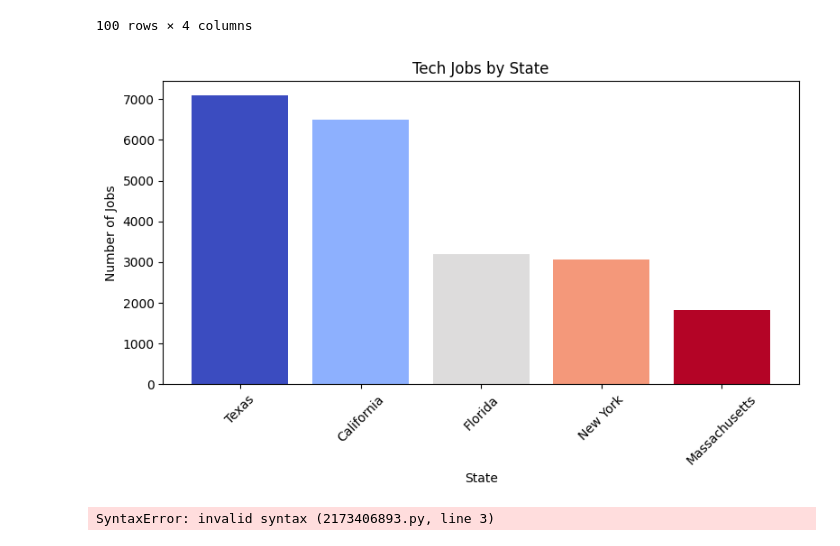
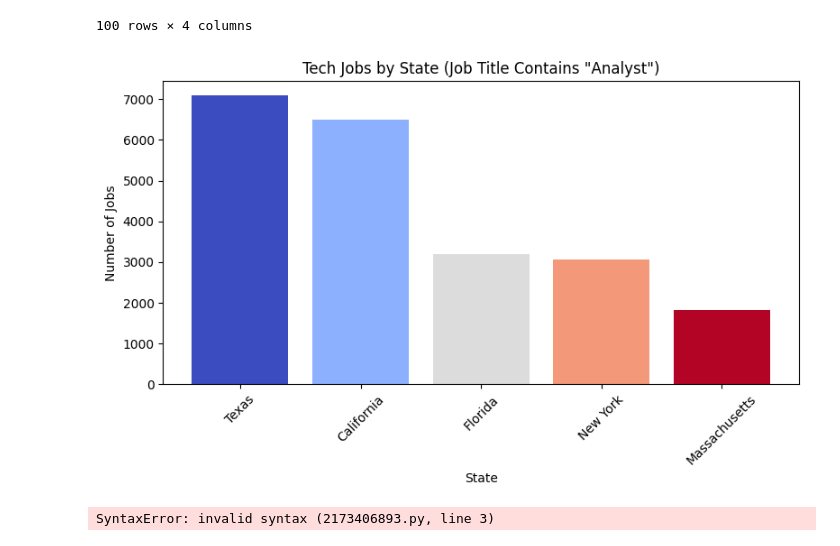
Before and after one commit to arocha0714/metad688-job-market-analysis-for-summer-2025-group2, a Jupyter notebook: geographic_analysis.ipynb, the cells around one changed output. Cells and saved outputs as stored; diff of their text form; code cells hidden in the pictures.

Commit message:
updated graph title

```diff
--- a/geographic_analysis.ipynb
+++ b/geographic_analysis.ipynb
@@ -94,25 +94,25 @@ final_df[['STATE_NAME', 'NAICS2_NAME', 'NAICS_2022_6', 'LOT_SPECIALIZED_OCCUPATI
 # %%
 import matplotlib.pyplot as plt
 import numpy as np
 
 # Group by STATE_NAME and count jobs for NAICS_2022_6 = 518210
 state_counts_jobs = final_df.groupby('STATE_NAME').size().reset_index(name='job_count')
 
 # Sort state_counts_jobs from greatest to least by job_count
 state_counts_jobs_sorted = state_counts_jobs.sort_values(by='job_count', ascending=False)
 
 # Plot column chart
 plt.figure(figsize=(8, 5))
 colors = plt.cm.coolwarm(np.linspace(0, 1, len(state_counts_jobs_sorted)))
 plt.bar(state_counts_jobs_sorted['STATE_NAME'], state_counts_jobs_sorted['job_count'], color=colors)
 plt.xlabel('State')
 plt.ylabel('Number of Jobs')
-plt.title('Tech Jobs by State')
+plt.title('Tech Jobs by State (Job Title Contains "Analyst")')
 plt.xticks(rotation=45)
 plt.tight_layout()
 plt.show()
 # %% [output]
-[figure, old version]
+[figure, new version]
 # %%
 # Print the total count of 'analyst' in LOT_SPECIALIZED_OCCUPATION_NAME
 analyst_count = final_df.shape[0]
```
